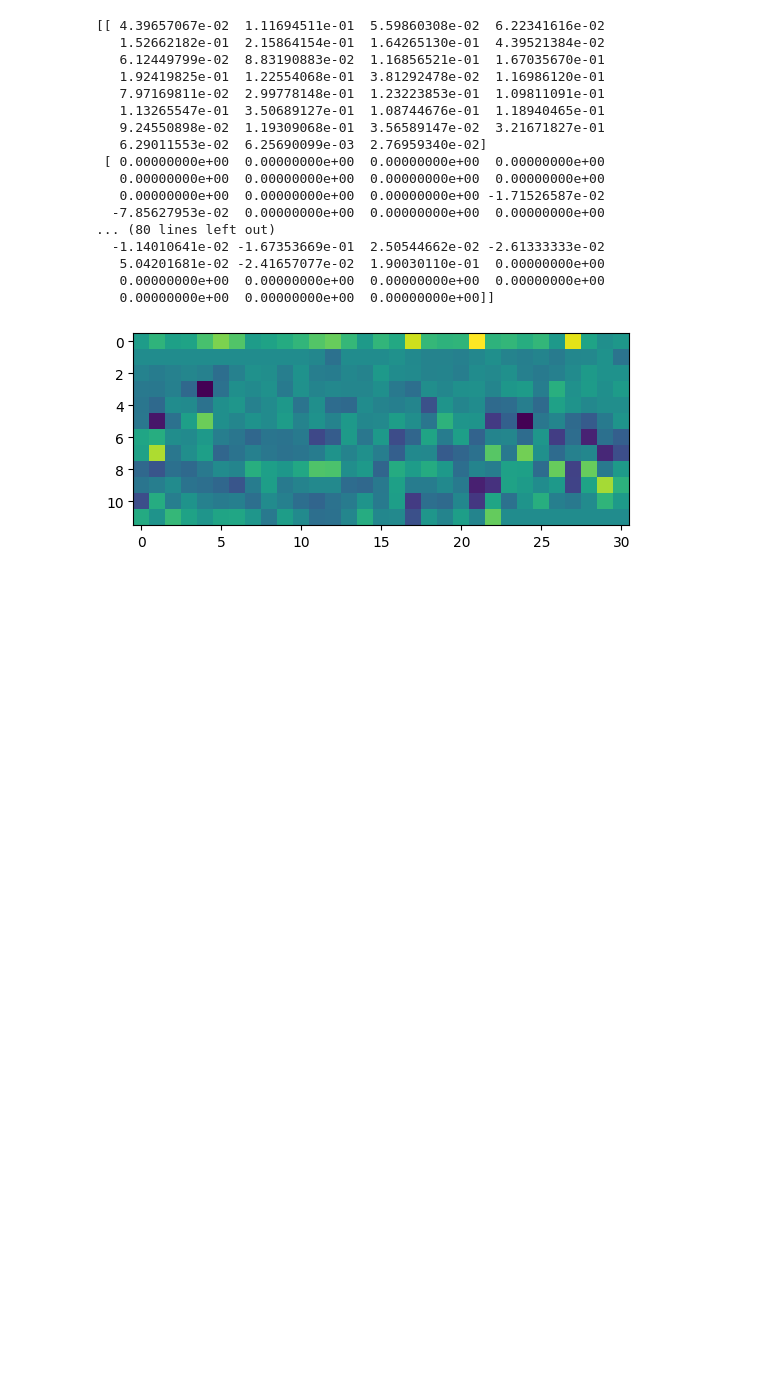
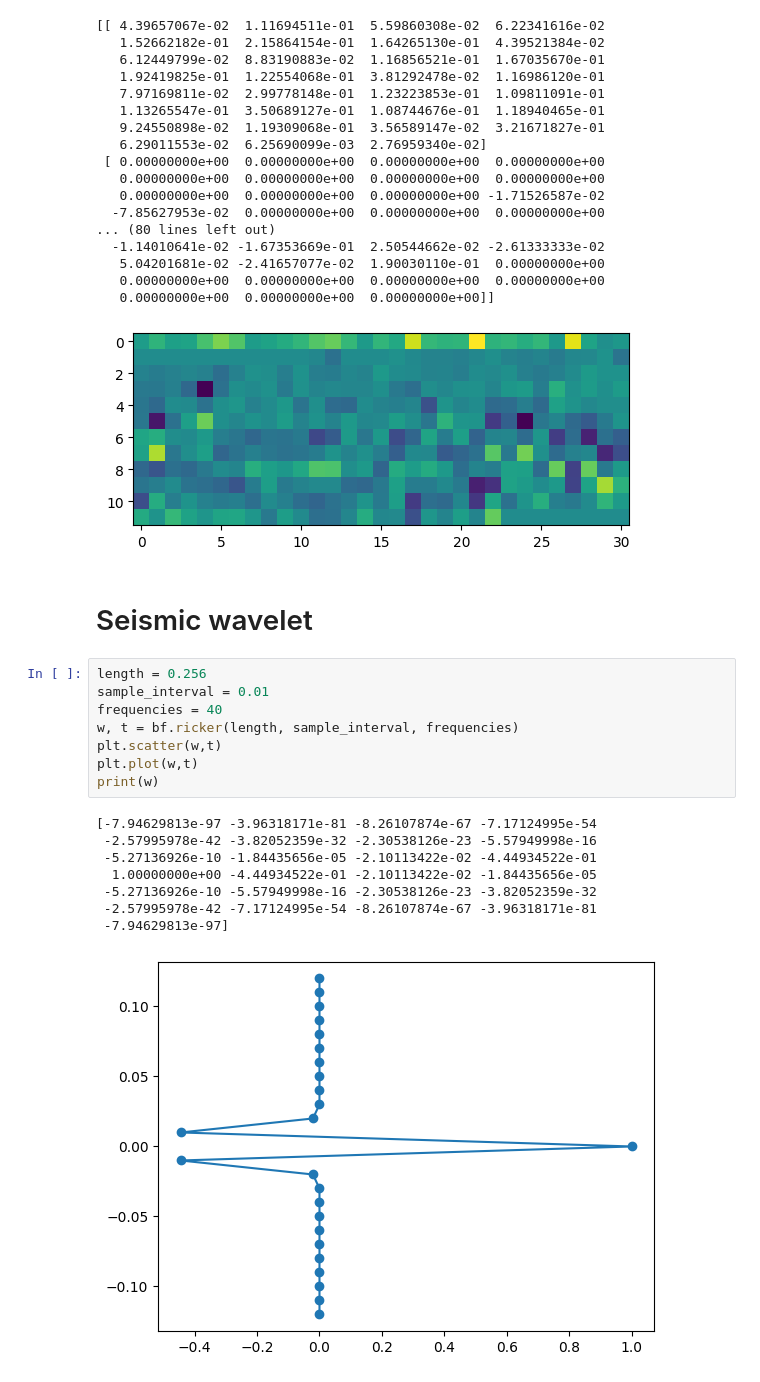
Before and after one commit to Dunckleosteus/seismic, a Jupyter notebook: seismic.ipynb, the cells around one changed output. Drawn from its saved outputs; the diff is of its cells as text; blank space fills up the shorter version.

Commit message:
Created basic wavelet

```diff
--- a/seismic.ipynb
+++ b/seismic.ipynb
@@ -129,3 +129,22 @@ print(reflection_coeff)
    0.00000000e+00  0.00000000e+00  0.00000000e+00  0.00000000e+00
    0.00000000e+00  0.00000000e+00  0.00000000e+00]]
 [figure]
+# %% [markdown]
+# Seismic wavelet
+# %%
+length = 0.256
+sample_interval = 0.01
+frequencies = 40
+w, t = bf.ricker(length, sample_interval, frequencies)
+plt.scatter(w,t)
+plt.plot(w,t)
+print(w)
+# %% [output]
+[-7.94629813e-97 -3.96318171e-81 -8.26107874e-67 -7.17124995e-54
+ -2.57995978e-42 -3.82052359e-32 -2.30538126e-23 -5.57949998e-16
+ -5.27136926e-10 -1.84435656e-05 -2.10113422e-02 -4.44934522e-01
+  1.00000000e+00 -4.44934522e-01 -2.10113422e-02 -1.84435656e-05
+ -5.27136926e-10 -5.57949998e-16 -2.30538126e-23 -3.82052359e-32
+ -2.57995978e-42 -7.17124995e-54 -8.26107874e-67 -3.96318171e-81
+ -7.94629813e-97]
+[figure, added]
```
